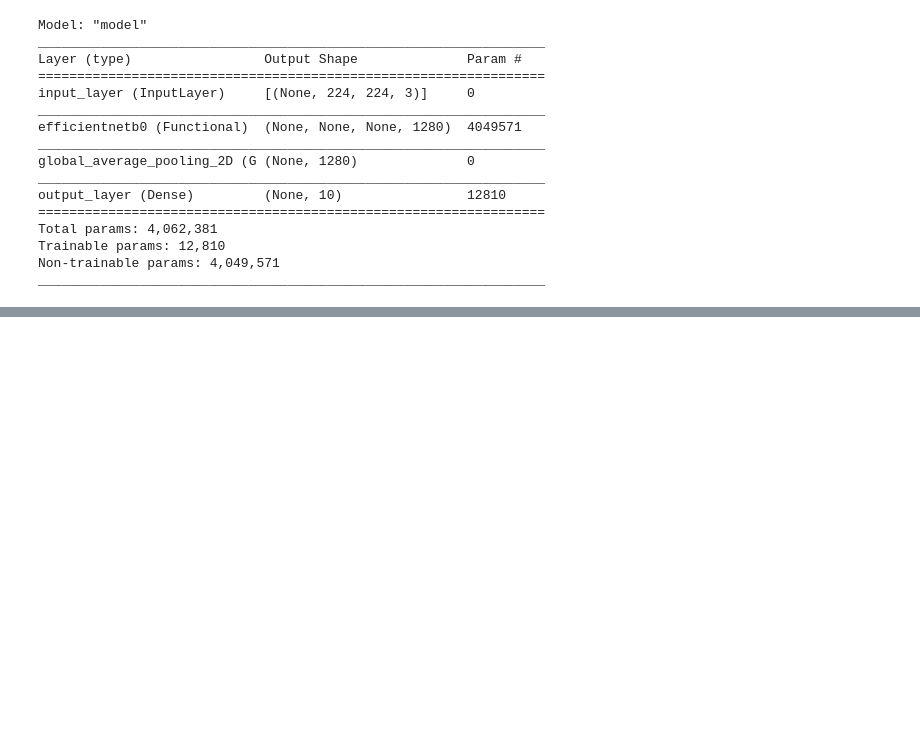
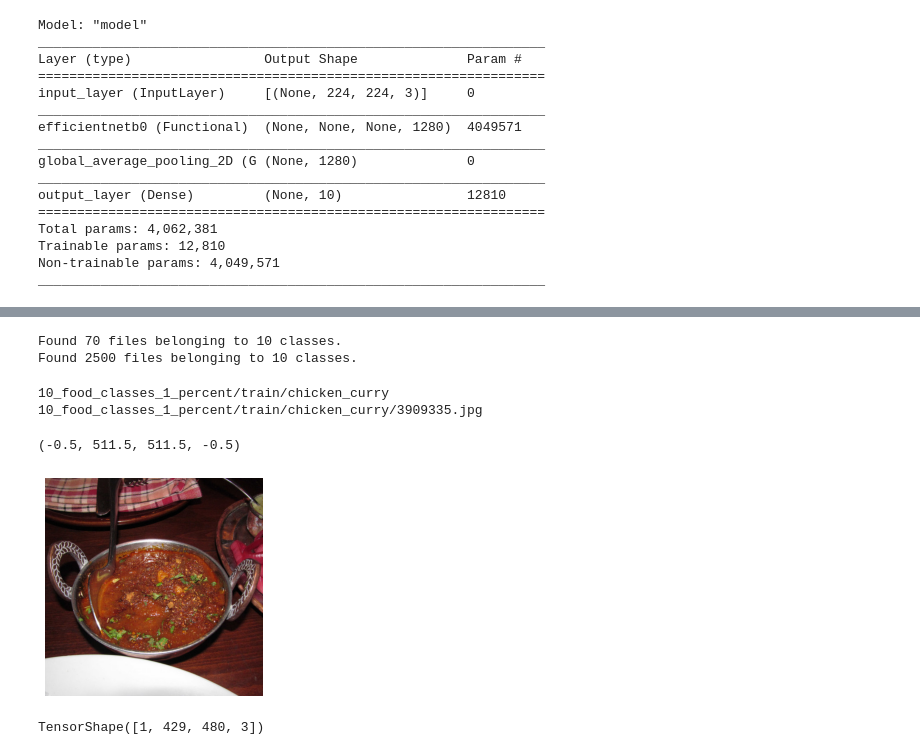
Before and after one commit to kaushikabhishek87/Tensorflow_projects, a Jupyter notebook: 05_Transfer_Learning_Tensorflow_part_2_fine_tuning.ipynb, the cells around one changed output, grey strips where cells are left out. Drawn from its saved outputs; the diff is of its cells as text; code cells hidden in the pictures; blank space fills up the shorter version.

```diff
--- a/05_Transfer_Learning_Tensorflow_part_2_fine_tuning.ipynb
+++ b/05_Transfer_Learning_Tensorflow_part_2_fine_tuning.ipynb
@@ -248,0 +314,4 @@ _________________________________________________________________
+# %%
+# Creat tain & test dir
+train_dir_1_percent = "10_food_classes_1_percent/train"
+test_dir = "10_food_classes_1_percent/test"
@@ -248,0 +338,16 @@ _________________________________________________________________
+# %%
+# Dataloaders
+IMG_SIZE= (224,224)
+BATCH_SIZE = 32
+train_data_1_percent = tf.keras.preprocessing.image_dataset_from_directory(directory=train_dir_1_percent,
+                                                                           image_size = IMG_SIZE,
+                                                                           batch_size=BATCH_SIZE,
+                                                                           label_mode="categorical")
+
+test_data = tf.keras.preprocessing.image_dataset_from_directory(directory=test_dir,
+                                                                image_size=IMG_SIZE,
+                                                                batch_size=BATCH_SIZE,
+                                                                label_mode="categorical")
+# %% [output]
+Found 70 files belonging to 10 classes.
+Found 2500 files belonging to 10 classes.
@@ -248,0 +368,29 @@ _________________________________________________________________
+# %%
+# visual data augmentation layer
+import os
+import random
+import matplotlib.pyplot as plt
+import matplotlib.image as mpimg
+target_class = random.choice(train_data_1_percent.class_names)
+
+target_dir = "10_food_classes_1_percent/train/" + target_class
+print(target_dir)
+
+random_image = random.choice(os.listdir(target_dir))
+
+random_image_path = target_dir+"/"+random_image
+print(random_image_path)
+
+# Read random image
+img = mpimg.imread(random_image_path)
+plt.imshow(img)
+plt.axis(False)
+# %% [output]
+10_food_classes_1_percent/train/chicken_curry
+10_food_classes_1_percent/train/chicken_curry/3909335.jpg
+(-0.5, 511.5, 511.5, -0.5)
+[figure, added]
+# %%
+data_augmentation(tf.expand_dims(img, axis=0)).shape
+# %% [output]
+TensorShape([1, 429, 480, 3])
```
Also changed, not shown: parts of 13 cells of this notebook.
